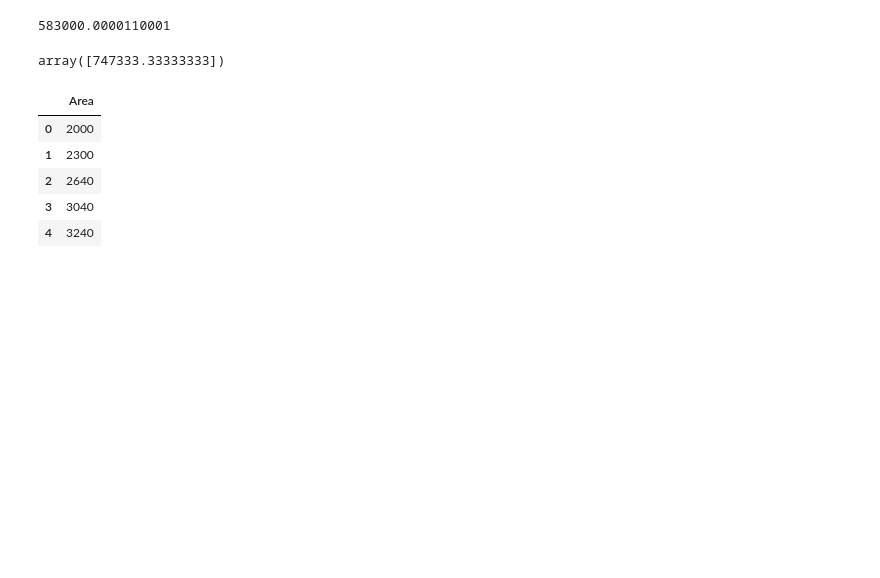
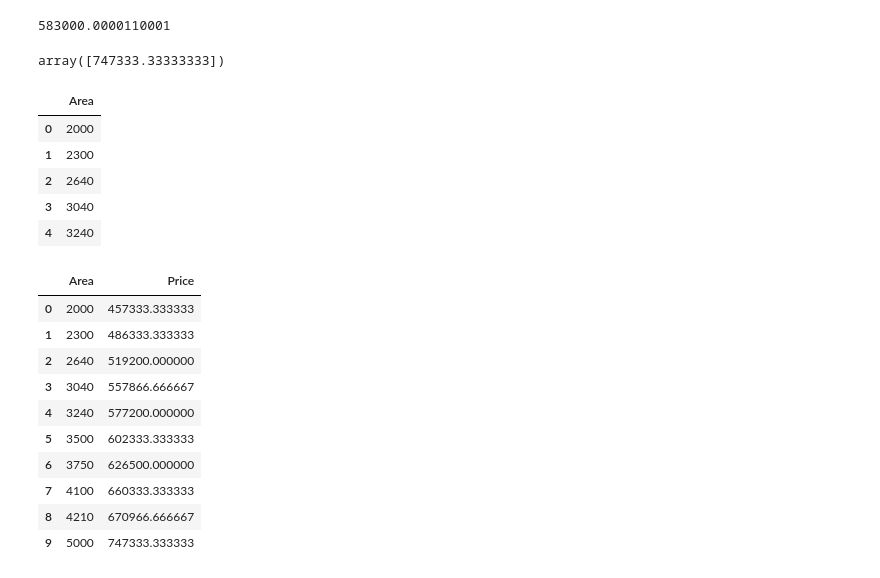
Before and after one commit to pasindu-piyumal/machine-learning-tutorial-, a Jupyter notebook: 1_linear_regression.ipynb, the cells around one changed output. Cells and saved outputs as stored; diff of their text form; code cells hidden in the pictures; blank space fills up the shorter version.

Commit message:
print price for each area

```diff
--- a/1_linear_regression.ipynb
+++ b/1_linear_regression.ipynb
@@ -56,3 +56,21 @@ df2.head()
 | 2 | 2640 |
 | 3 | 3040 |
 | 4 | 3240 |
+# %%
+p = regression.predict(df2)
+# %%
+df2["Price"] = p
+# %%
+df2
+# %% [output]
+|  | Area | Price |
+| 0 | 2000 | 457333.333333 |
+| 1 | 2300 | 486333.333333 |
+| 2 | 2640 | 519200.000000 |
+| 3 | 3040 | 557866.666667 |
+| 4 | 3240 | 577200.000000 |
+| 5 | 3500 | 602333.333333 |
+| 6 | 3750 | 626500.000000 |
+| 7 | 4100 | 660333.333333 |
+| 8 | 4210 | 670966.666667 |
+| 9 | 5000 | 747333.333333 |
```
